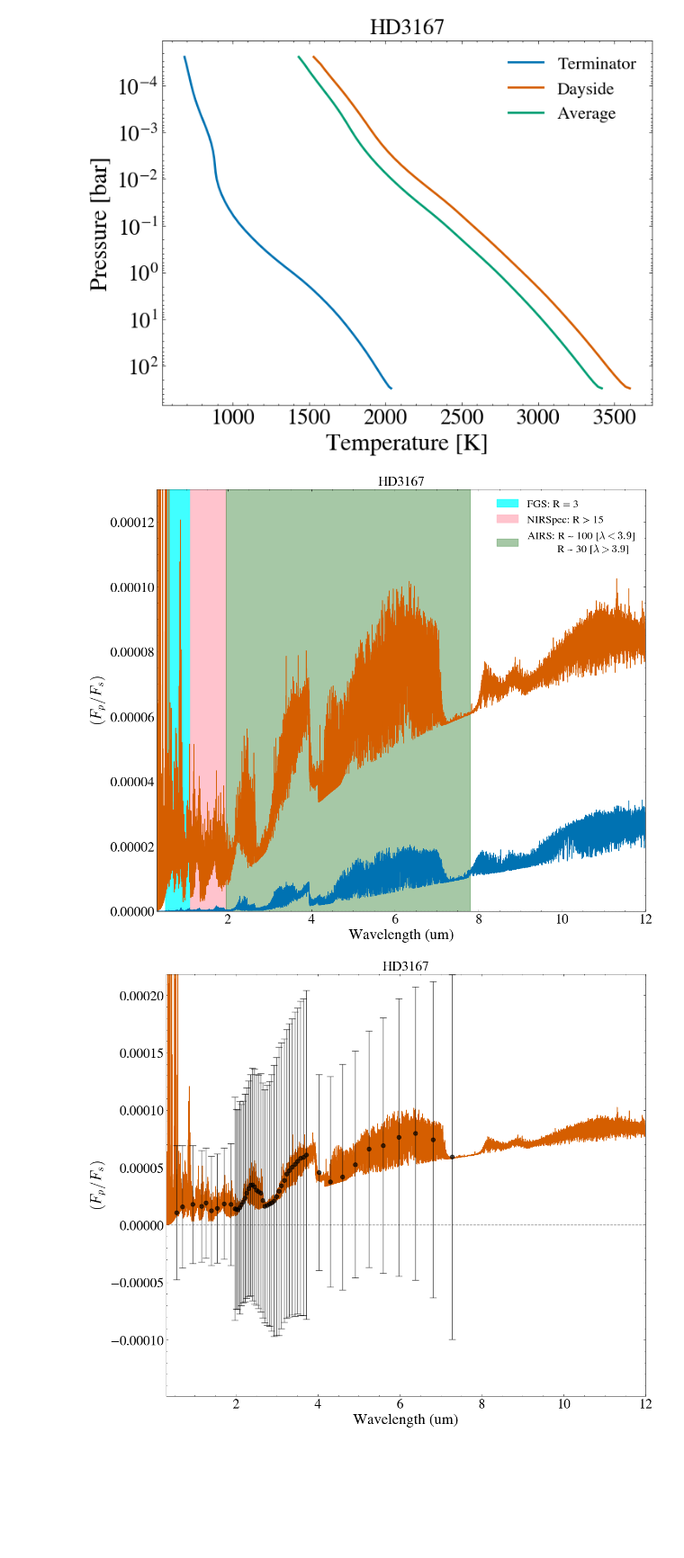
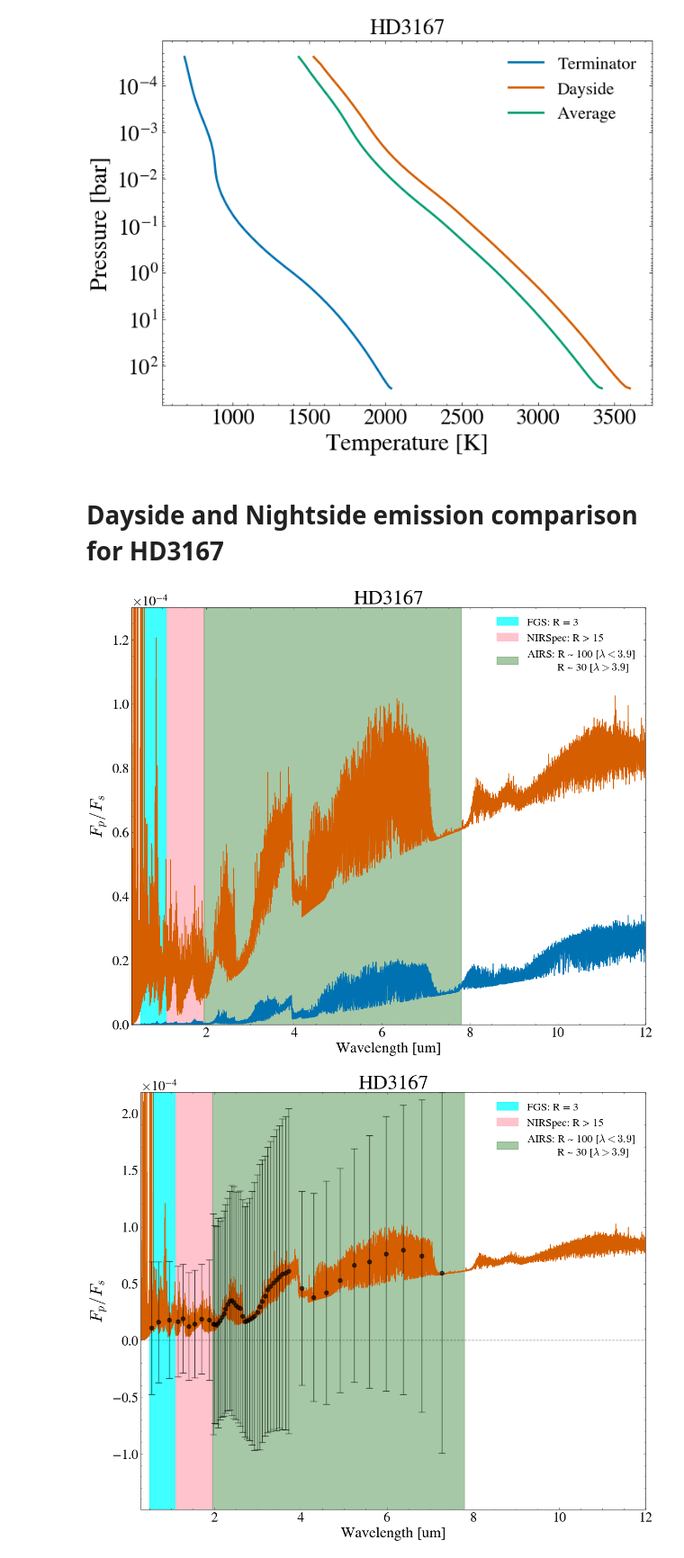
Before and after one commit to lorlo9999/MasterThesis, a Jupyter notebook: thesis-plots.ipynb, the cells around one changed output. Shown at 90% size. Saved outputs shown, nothing was run; the diff lists cells and outputs as text; code cells hidden in the pictures; blank space fills up the shorter version.

Commit message:
Script for all plots

```diff
--- a/thesis-plots.ipynb
+++ b/thesis-plots.ipynb
@@ -200,8 +204,8 @@ legend_elements = [Line2D([0], [0], marker='o', color='w', label='150 - 500 K -
 
 
 frame.set_title('Planet period vs distance',fontsize=20)
-frame.set_xlabel(r'Period (days)')
-frame.set_ylabel(r'Orbital semi-major axis (AU)')
+frame.set_xlabel(r'Period [days]')
+frame.set_ylabel(r'Orbital semi-major axis [AU]')
 
 frame.tick_params(axis='both', which='major')
 
@@ -247,7 +251,7 @@ highlighted_cases = {
 
 for planet, simulations in data_all.items():
     fig = figure(figsize=(15, 8))
-    fig.suptitle(rf"{planet}",fontsize=20, y=0.98)
+    fig.suptitle(rf"{planet}b",fontsize=30, y=0.98)
 
     frame   = fig.add_axes([0.125, 0.12, 0.775, 0.63])
     ax_temp = fig.add_axes([0.125, 0.75, 0.775, 0.18], sharex=frame)
@@ -416,7 +420,7 @@ for planet, simulations in data_k2toi.items():
     if planet not in highlighted_cases_k2toi:
         continue
     fig = figure(figsize=(15, 8))
-    fig.suptitle(rf"{planet}", fontsize=20, y=0.98)
+    fig.suptitle(rf"{planet}b", fontsize=30, y=0.98)
 
     frame   = fig.add_axes([0.125, 0.12, 0.775, 0.63])
     ax_temp = fig.add_axes([0.125, 0.75, 0.775, 0.18], sharex=frame)
@@ -758,8 +746,9 @@ savefig(f'thesis-plots/example_TP_profile.pdf', format='pdf')
 show()
 # %% [output]
 [figure]
+# %% [markdown]
+# Dayside and Nightside emission comparison for HD3167
 # %%
-#Dayside and Nightside emission comparison for HD3167
 
 name = 'HD3167'
 eclipses = 1
@@ -932,15 +921,15 @@ for folder in os.listdir(f"PLANETS/{name}/"):
     plt.axvspan(1.1,1.95, color = 'pink', alpha=0.95, zorder=0, label = 'NIRSpec: R > 15')
     plt.axvspan(1.95,7.8, color = 'darkgreen', alpha=0.35, zorder=0, label = 'AIRS: R ~ 100 [$\lambda<3.9$] \n           R ~ 30 [$\lambda>3.9$]')
 
-    #plt.ticklabel_format(axis='y', style='sci', scilimits=(0, 0))
+    plt.ticklabel_format(axis='y', style='sci', scilimits=(0, 0))
 
 
-    plt.xlabel("Wavelength (um)")
-    plt.ylabel("$(F_p/F_s)$")
+    plt.xlabel("Wavelength [um]")
+    plt.ylabel(r"$F_p/F_s$",fontsize=25)
     #plt.xscale("log")
     plt.xlim(0.3, 12)
     plt.ylim(0,0.00013)
-    plt.title(f"{name}",fontsize=20) #- {N} eclipses - Integration time: {time:.2f} hours")
+    plt.title(f"{name}",fontsize=30) #- {N} eclipses - Integration time: {time:.2f} hours")
     plt.tight_layout()
     plt.hlines(y=0, xmin = -1, xmax = 12, color='black', linestyle='--', alpha=0.5)
     #plt.yscale("log")
@@ -953,7 +942,7 @@ for folder in os.listdir(f"PLANETS/{name}/"):
     close()
     break
 # %% [output]
-[figure, old version]
+[figure, new version]
 # %%
 # Dayside and Nightside emission comparison for HD3167
 
@@ -964,6 +953,7 @@ sigma = 1
 
 for folder in os.listdir(f"PLANETS/{name}/"):
     simulation_folder = os.path.join(f"PLANETS/{name}/", folder)
+
     #check if it is a directory
     if not os.path.isdir(simulation_folder):
         continue
@@ -1117,36 +1107,38 @@ for folder in os.listdir(f"PLANETS/{name}/"):
     # target integration time
     time = planet_transit[planet_names.index(name)] * (N + 1.5) #in hours
 
     #total telescope time
     t_time = N * planet_period[planet_names.index(name)] #in hours
 
-
+    plt.ticklabel_format(axis='y', style='sci', scilimits=(0, 0))
     plt.errorbar(output[0], output[1], yerr=noise/np.sqrt(N)*sigma, capsize=5, fmt='o', color='black', alpha=0.67)
     #plt.errorbar(output_t[0], output_t[1], yerr=noise/np.sqrt(N)*sigma, capsize=5, fmt='o', color='black', alpha=0.67)
 
     #plt.axvspan(0.5,1.1, color='cyan', alpha=0.75, zorder=0, label = 'FGS: R = 3')
     #plt.axvspan(1.1,1.95, color = 'pink', alpha=0.95, zorder=0, label = 'NIRSpec: R > 15')
     #plt.axvspan(1.95,7.8, color = 'darkgreen', alpha=0.35, zorder=0, label = 'AIRS: R ~ 100 [$\lambda<3.9$] \n           R ~ 30 [$\lambda>3.9$]')
 
     #plt.ticklabel_format(axis='y', style='sci', scilimits=(0, 0))
+    plt.axvspan(0.5,1.1, color='cyan', alpha=0.75, zorder=0, label = 'FGS: R = 3')
+    plt.axvspan(1.1,1.95, color = 'pink', alpha=0.95, zorder=0, label = 'NIRSpec: R > 15')
+    plt.axvspan(1.95,7.8, color = 'darkgreen', alpha=0.35, zorder=0, label = 'AIRS: R ~ 100 [$\lambda<3.9$] \n           R ~ 30 [$\lambda>3.9$]')
 
-
-    plt.xlabel("Wavelength (um)")
-    plt.ylabel("$(F_p/F_s)$")
+    plt.xlabel("Wavelength [um]")
+    plt.ylabel(r"$F_p/F_s$",fontsize=25)
     #plt.xscale("log")
     plt.xlim(0.3, 12)
     #plt.ylim(0,0.00013)
-    plt.title(f"{name}",fontsize=20) #- {N} eclipses - Integration time: {time:.2f} hours")
+    plt.title(f"{name}",fontsize=30) #- {N} eclipses - Integration time: {time:.2f} hours")
     plt.tight_layout()
     plt.hlines(y=0, xmin = -1, xmax = 12, color='black', linestyle='--', alpha=0.5)
     #plt.yscale("log")
     plt.legend(loc='upper right')
     plt.grid(False)
 
     savefig(f'thesis-plots/{name}_emission_comparison_with_noise.pdf', format='pdf')
 
     show()
     close()
     break
 # %% [output]
-[figure, old version]
+[figure, new version]
```
Also changed, not shown: parts of 24 cells of this notebook, 20 other files.
